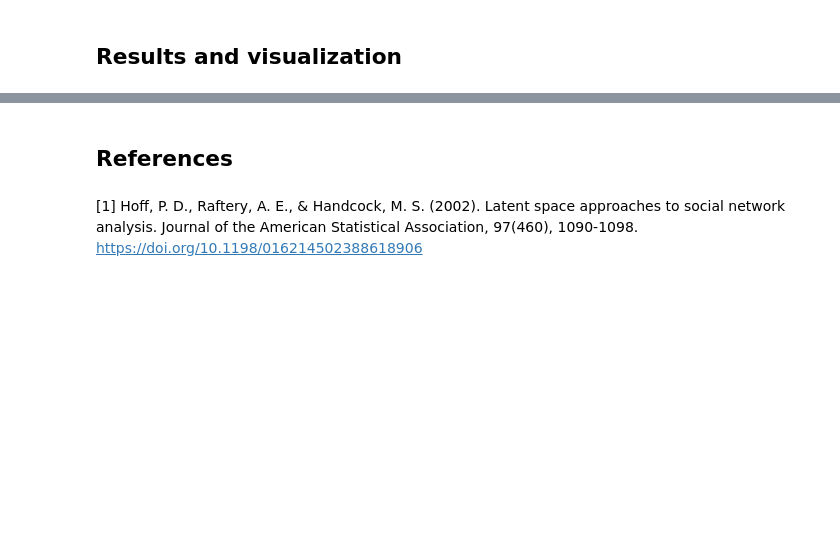
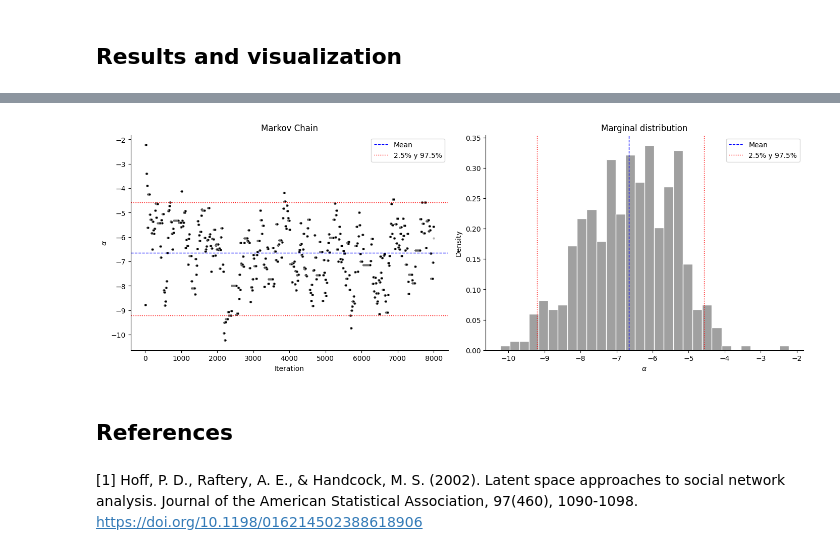
Before and after one commit to cnosa/LatentSpaces_Network_Manifold, a Jupyter notebook: LatentNetwork_Euclidean.ipynb, the cells around one changed output, grey strips where cells are left out. Saved outputs shown, nothing was run; the diff lists cells and outputs as text; code cells hidden in the pictures; blank space fills up the shorter version.

```diff
--- a/LatentNetwork_Euclidean.ipynb
+++ b/LatentNetwork_Euclidean.ipynb
@@ -460,3 +535,37 @@ plt.plot(np.array(samples_Z)[:,12,:][:,1])
+# %%
+#x = np.random.normal(loc=0.0, scale=5*np.random.rand(), size=1000)
+x = samples_a
+#x = samples_Z[:,1,:][:,1]
+iterations = np.arange(1, len(x) + 1)
+
+mean_x = np.mean(x)
+quantiles_x = np.quantile(x, [0.025, 0.975])
+
+fig, axes = plt.subplots(1, 2, figsize=(14, 5), constrained_layout=True)
+
+sns.scatterplot(x=iterations, y=x, color='black', alpha=0.3, s=10, ax=axes[0])
+axes[0].axhline(mean_x, color='blue', linestyle='--', linewidth=1, label='Mean')
+axes[0].axhline(quantiles_x[0], color='red', linestyle=':', linewidth=1, label='2.5% y 97.5%')
+axes[0].axhline(quantiles_x[1], color='red', linestyle=':', linewidth=1)
+axes[0].set_xlabel("Iteration")
+axes[0].set_ylabel(r"$\alpha$")
+axes[0].set_title("Markov Chain")
+axes[0].legend()
+sns.despine(ax=axes[0])
+
+sns.histplot(x, bins=30, kde=False, stat='density', color='gray', edgecolor='white', ax=axes[1])
+axes[1].axvline(mean_x, color='blue', linestyle='--', linewidth=1, label='Mean')
+axes[1].axvline(quantiles_x[0], color='red', linestyle=':', linewidth=1, label='2.5% y 97.5%')
+axes[1].axvline(quantiles_x[1], color='red', linestyle=':', linewidth=1)
+axes[1].set_xlabel(r"$\alpha$")
+axes[1].set_ylabel("Density")
+axes[1].set_title("Marginal distribution")
+axes[1].legend()
+sns.despine(ax=axes[1])
+
+plt.show()
+# %% [output]
+[figure, added]
 # %% [markdown]
 ## References
 # %% [markdown]
```
Also changed, not shown: parts of 26 cells of this notebook, 4 other files.
